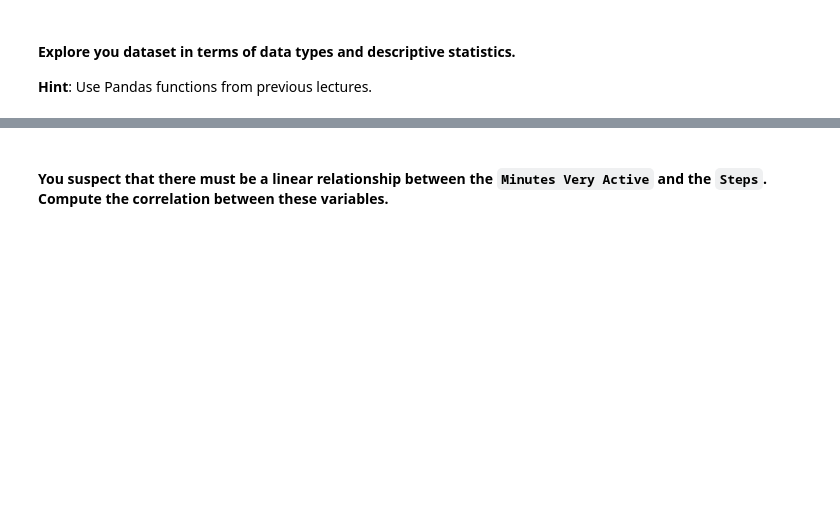
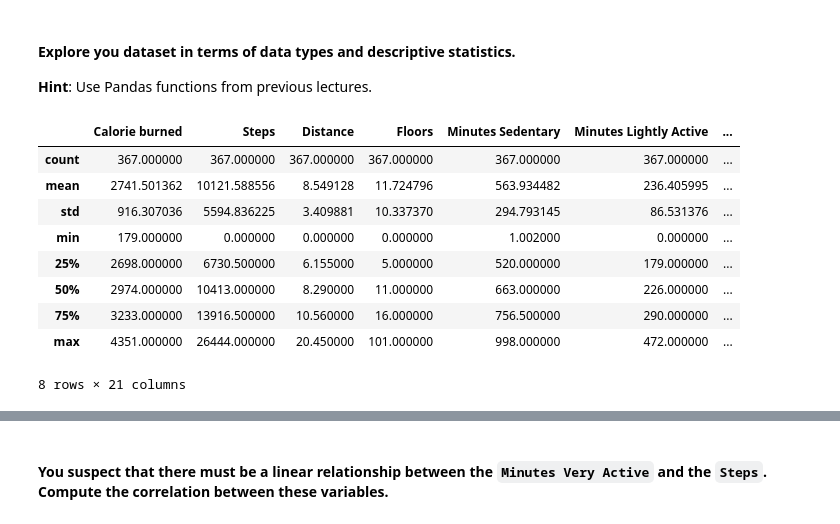
Before and after one commit to FHnt97/lab-pivot-table-and-correlation, a Jupyter notebook: your_code/main.ipynb, the cells around one changed output, grey strips where cells are left out. Cells and saved outputs as stored; diff of their text form; code cells hidden in the pictures; blank space fills up the shorter version.

```diff
--- a/your_code/main.ipynb
+++ b/your_code/main.ipynb
@@ -184,3 +194,15 @@ Save your data in a variable called `fitbit`.
 **Hint**: Use Pandas functions from previous lectures.
 # %%
 # your code here
+fitbit.describe()
+# %% [output]
+|  | Calorie burned | Steps | Distance | Floors | Minutes Sedentary | Minutes Lightly Active | ... |
+| count | 367.000000 | 367.000000 | 367.000000 | 367.000000 | 367.000000 | 367.000000 | ... |
+| mean | 2741.501362 | 10121.588556 | 8.549128 | 11.724796 | 563.934482 | 236.405995 | ... |
+| std | 916.307036 | 5594.836225 | 3.409881 | 10.337370 | 294.793145 | 86.531376 | ... |
+| min | 179.000000 | 0.000000 | 0.000000 | 0.000000 | 1.002000 | 0.000000 | ... |
+| 25% | 2698.000000 | 6730.500000 | 6.155000 | 5.000000 | 520.000000 | 179.000000 | ... |
+| 50% | 2974.000000 | 10413.000000 | 8.290000 | 11.000000 | 663.000000 | 226.000000 | ... |
+| 75% | 3233.000000 | 13916.500000 | 10.560000 | 16.000000 | 756.500000 | 290.000000 | ... |
+| max | 4351.000000 | 26444.000000 | 20.450000 | 101.000000 | 998.000000 | 472.000000 | ... |
+8 rows × 21 columns
```
Also changed, not shown: parts of 20 cells of this notebook, 1 other file.
